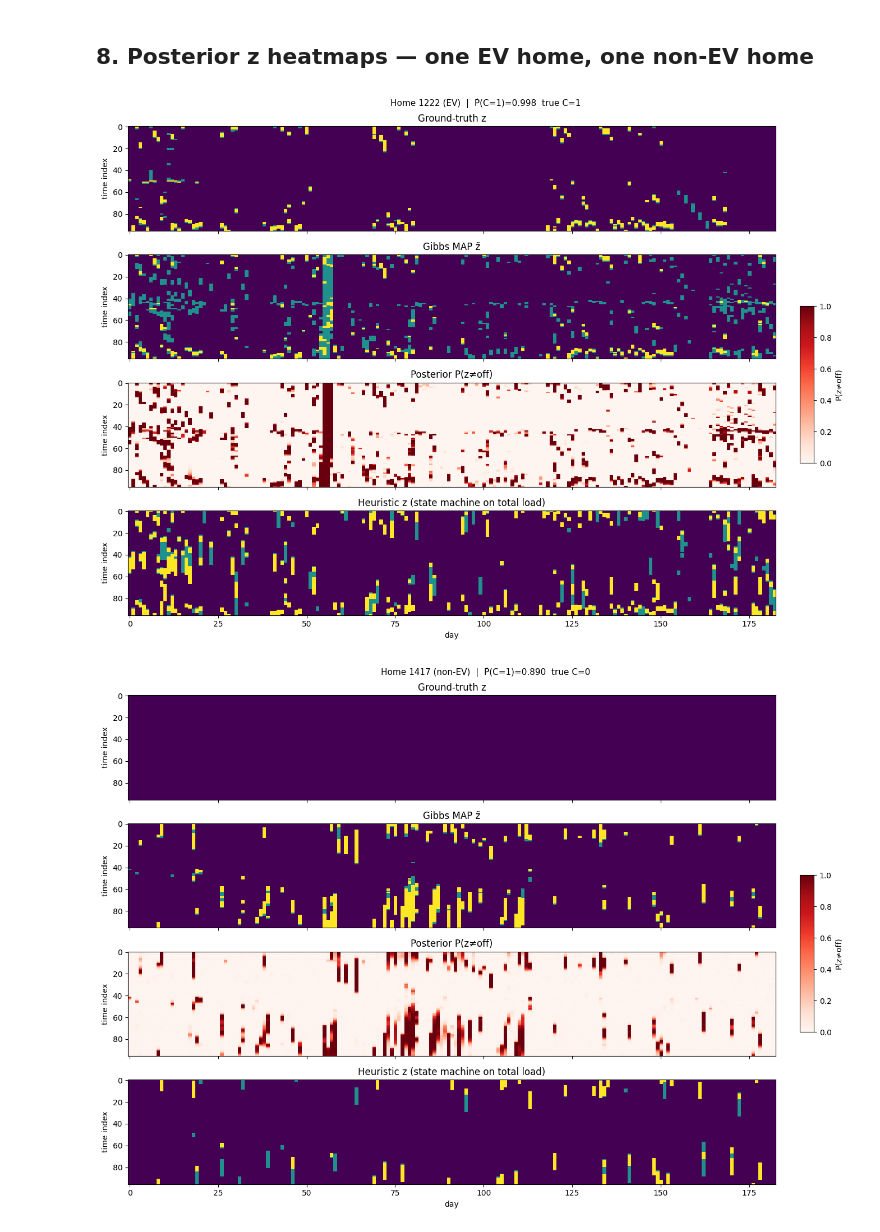
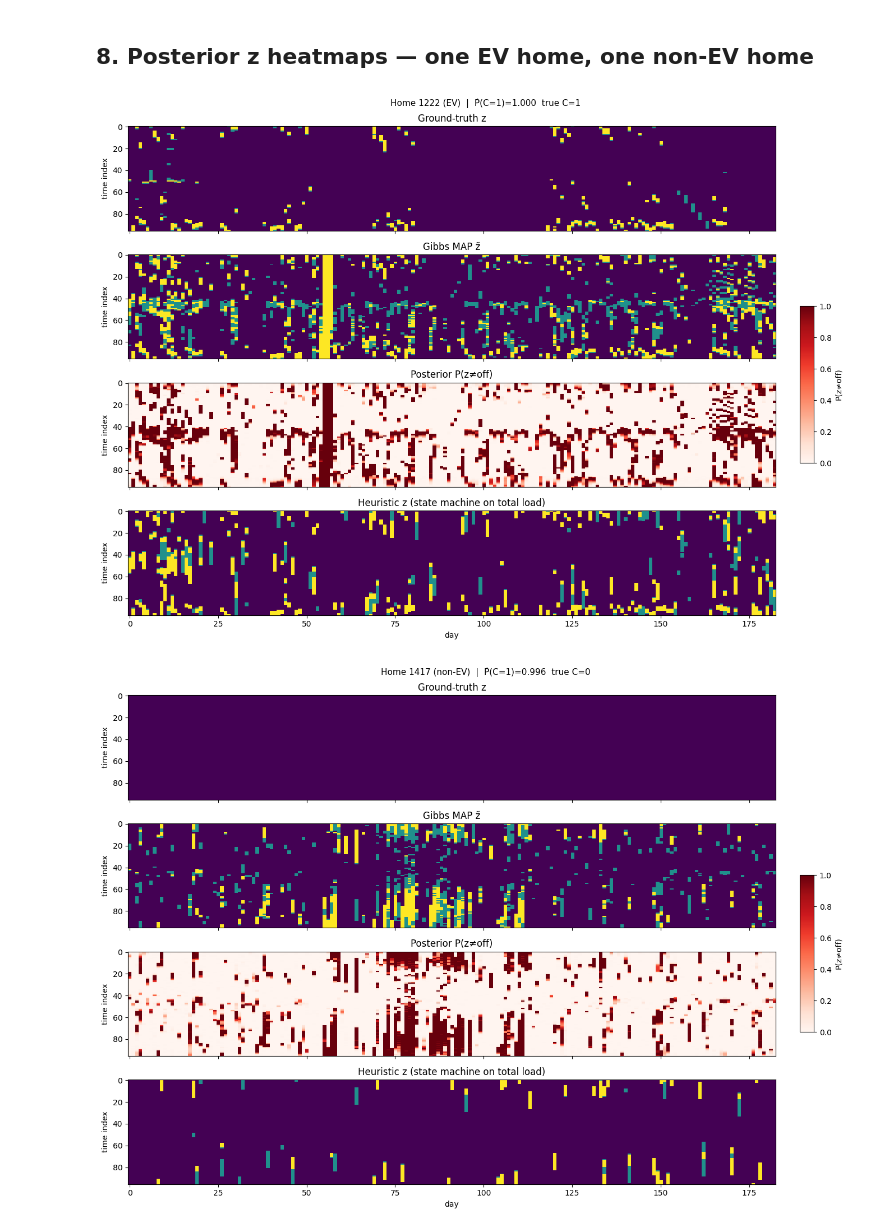
Before and after one commit to jackellishsieh/residential-power-forecasting, a Jupyter notebook: notebooks/jack/infer-model.ipynb, the cells around one changed output. Saved outputs shown, nothing was run; the diff lists cells and outputs as text; code cells hidden in the pictures.

Commit message:
Update fit and infer for per-home background shapes

```diff
--- a/notebooks/jack/infer-model.ipynb
+++ b/notebooks/jack/infer-model.ipynb
@@ -29,7 +30,7 @@ import convergence_plots as cvg
 # %% [markdown]
 ## 1. Load fitted parameters
 # %%
-params = pickle.load(open('../../models/fitted_params.pkl', 'rb'))
+params = pickle.load(open('../../models/fitted_params-milestone4-rank5.pkl', 'rb'))
 print(params.summary())
 # %% [output]
 ModelParams summary
@@ -156,4 +154,5 @@ Heuristic predictions on test homes:
 S_BURN   = 200
 S_RETAIN = 500
 SEED     = 0
+HOME_IDS = [1222, 1417]
 # ───────────────────────────────────────────────────────────────────────────
@@ -160,10 +181,15 @@ SEED     = 0
 # %%
+_ids         = set(HOME_IDS)
+test_df_sub  = test_df[test_df['home_id'].isin(_ids)]
+init_c_sub   = {k: v for k, v in heuristic_c_hat.items() if k in _ids}
+init_z_sub   = {k: v for k, v in init_z_dict.items()     if k in _ids}
+
 inferences = gm.infer_all(
-    test_df, params,
+    test_df_sub, params,
     S_burn=S_BURN, S=S_RETAIN, seed=SEED,
     verbose=True,
-    initial_c_dict=heuristic_c_hat,
-    initial_z_dict=init_z_dict,
+    initial_c_dict=init_c_sub,
+    initial_z_dict=init_z_sub,
     c_logistic_model=logistic_model,   # used for C sampling in Block 2
 )
 # %% [output]
@@ -285,7 +295,7 @@ z confusion — non-EV homes (C_true=0)  (N=0 homes)
 ## 7. Convergence diagnostics (one EV home)
 # %%
 ev_hids = [hid for hid in inferences
-           if bool(test_df[test_df['home_id']==hid]['has_ev'].iloc[0])]
+           if bool(test_df_sub[test_df_sub['home_id']==hid]['has_ev'].iloc[0])]
 diag_hid = ev_hids[0] if ev_hids else next(iter(inferences))
 print(f'Showing convergence for home {diag_hid}')
 
@@ -320,39 +315,39 @@ Convergence summary  home=1222  burn-in=200  retained=500
 ## 8. Posterior z heatmaps — one EV home, one non-EV home
 # %%
 non_ev_hids = [hid for hid in inferences
-               if not bool(test_df[test_df['home_id']==hid]['has_ev'].iloc[0])]
+               if not bool(test_df_sub[test_df_sub['home_id']==hid]['has_ev'].iloc[0])]
 
-for hid, label in [(ev_hids[0], 'EV'), (non_ev_hids[1], 'non-EV')]:
-    g    = test_df[test_df['home_id']==hid].sort_values(['day','time_index'])
+for hid, label in [(ev_hids[0], 'EV'), (non_ev_hids[0], 'non-EV')]:
+    g    = test_df_sub[test_df_sub['home_id']==hid].sort_values(['day','time_index'])
     D    = g['day'].nunique()
     z_tr = g['charge_state'].to_numpy().reshape(D, 96)
     inf  = inferences[hid]
     heur = heuristic_states_test.get(hid, np.zeros(D*96, dtype=int))[:D*96].reshape(D, 96)
 
     fig, axes = plt.subplots(4, 1, figsize=(14, 10), sharex=True)
     fig.suptitle(f'Home {hid} ({label})  |  P̂(C=1)={inf.c_samples.mean():.3f}  '
                  f'true C={int(g["has_ev"].iloc[0])}', fontsize=11)
 
     axes[0].imshow(z_tr.T, aspect='auto', cmap='viridis', vmin=0, vmax=2, interpolation='nearest')
     axes[0].set_title('Ground-truth z'); axes[0].set_ylabel('time index')
 
     axes[1].imshow(inf.z_hat.T, aspect='auto', cmap='viridis', vmin=0, vmax=2, interpolation='nearest')
     axes[1].set_title('Gibbs MAP z̃'); axes[1].set_ylabel('time index')
 
     p_chg = 1.0 - inf.z_marginals[:,:,0]
     im = axes[2].imshow(p_chg.T, aspect='auto', cmap='Reds', vmin=0, vmax=1, interpolation='nearest')
     axes[2].set_title('Posterior P(z≠off)'); axes[2].set_ylabel('time index')
 
     axes[3].imshow(heur.T, aspect='auto', cmap='viridis', vmin=0, vmax=2, interpolation='nearest')
     axes[3].set_title('Heuristic z (state machine on total load)')
     axes[3].set_xlabel('day'); axes[3].set_ylabel('time index')
 
     # Reserve a strip on the right for the colorbar without disturbing any subplot width
     plt.tight_layout(rect=[0, 0, 0.88, 1])
     cbar_ax = fig.add_axes([0.90, 0.33, 0.018, 0.28])
     fig.colorbar(im, cax=cbar_ax, label='P(z≠off)')
 
     plt.show()
 # %% [output]
-[figure, old version]
+[figure, new version]
-[figure, old version]
+[figure, new version]
```
Also changed, not shown: parts of 9 cells of this notebook, 2 other files.
